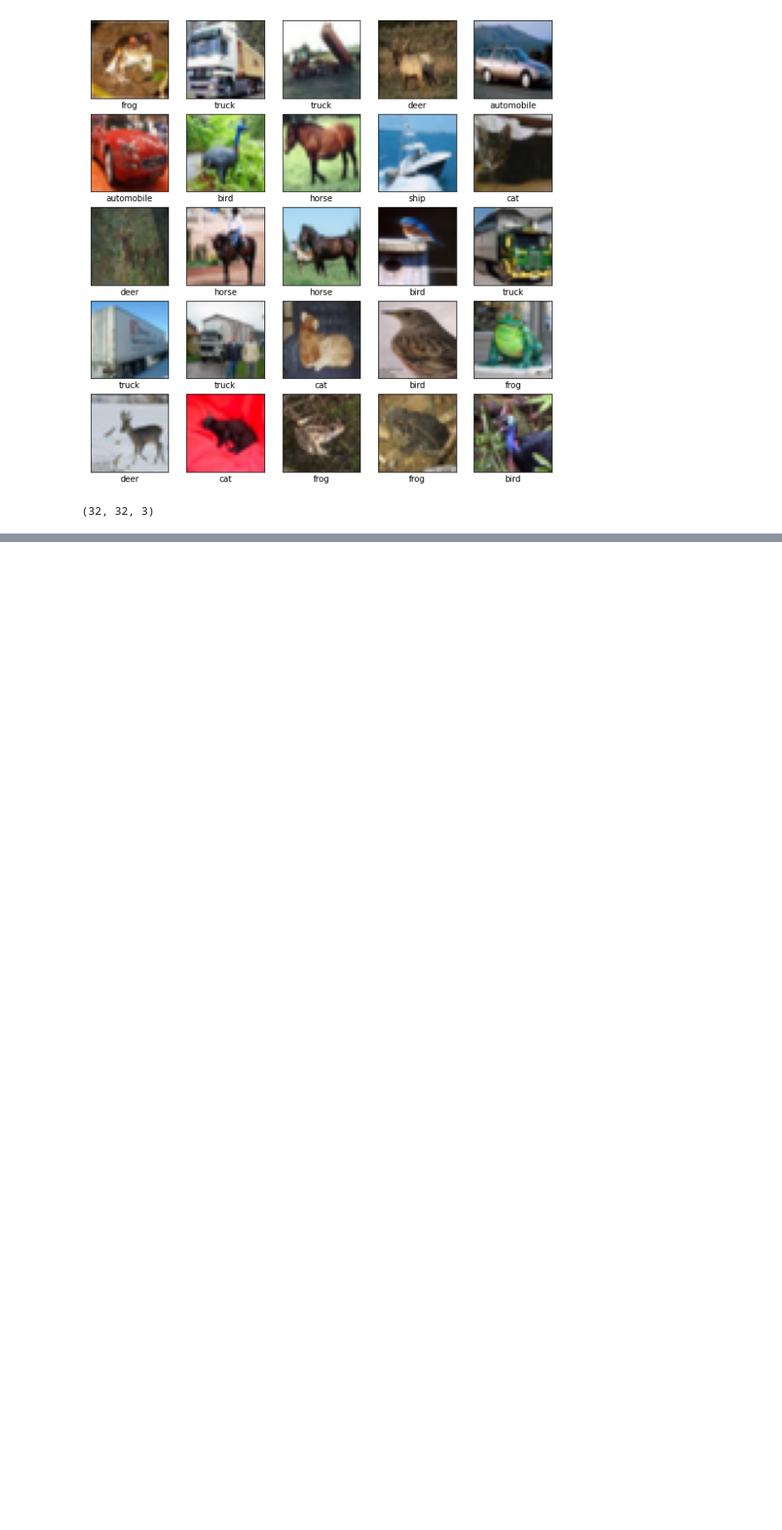
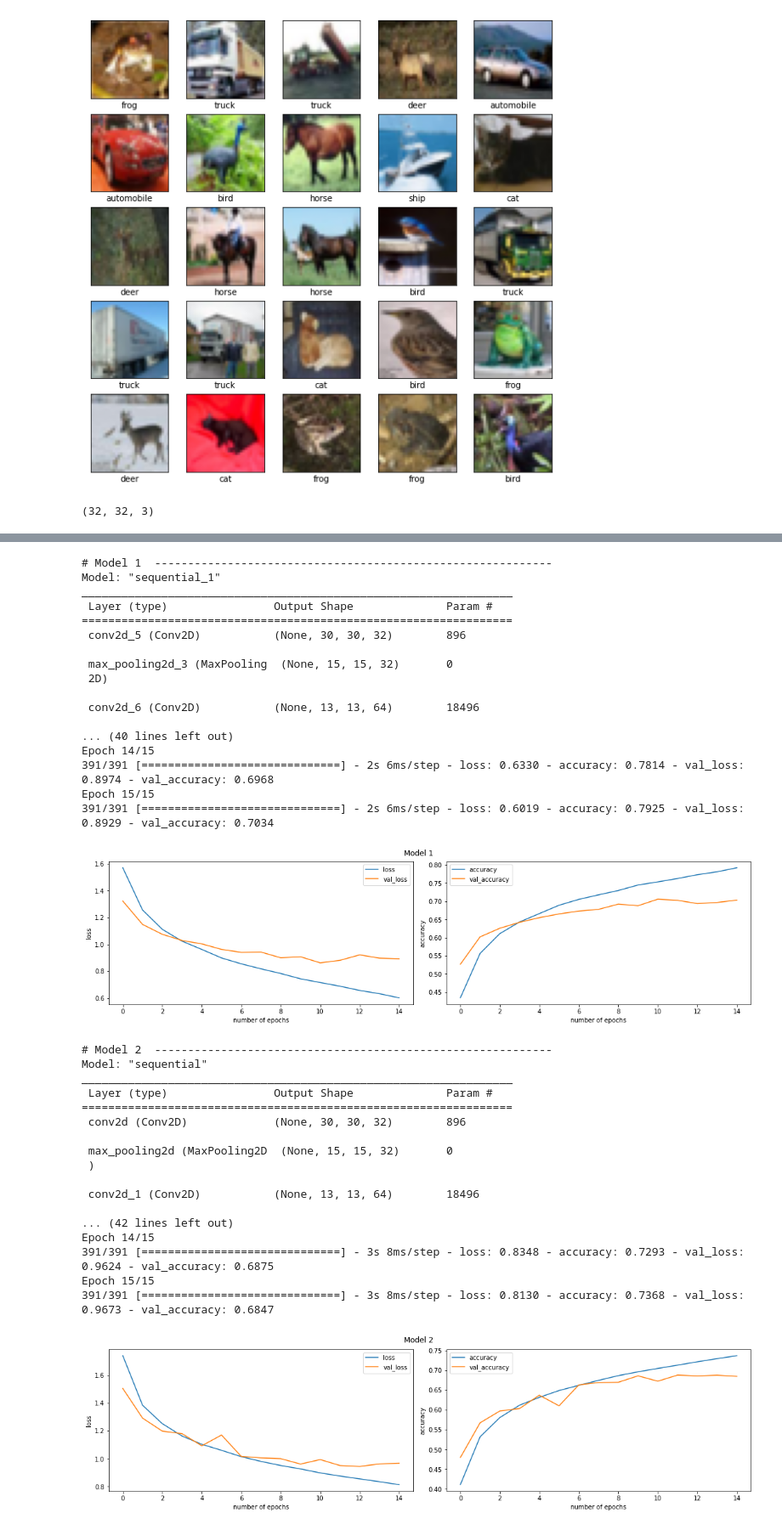
Before and after one commit to tareksanger/COMP4102_Programming_A2, a Jupyter notebook: Part1/train.ipynb, the cells around one changed output, grey strips where cells are left out. Shown: that part at 85% size. Cells and saved outputs as stored; diff of their text form; code cells hidden in the pictures; blank space fills up the shorter version.

```diff
--- a/Part1/train.ipynb
+++ b/Part1/train.ipynb
@@ -8,6 +8,9 @@ from tensorflow.keras.utils import plot_model
 ## Load Dataset
 # %%
 (x_train, y_train), (x_test,y_test) = datasets.cifar10.load_data()
+
+# # Normalize Pixel values to be between 0 & 1
+y_train, y_test = y_train.flatten(), y_test.flatten()
 
 # Normalize Pixel values to be between 0 & 1
 x_train, x_test = x_train/255, x_test/255
@@ -57,4 +54,0 @@ from CNNModel import CNNModel
-# %%
-m_id = 5 # Show the final test
-model = CNNModel(id=m_id)()
-model.summary()
@@ -83,2 +54,0 @@ plot_model(model=model, to_file=os.path.join(save_dir, f'{m_id}/model.png'))
-# %%
-history = model.fit(x_train, y_train, validation_data=(x_test, y_test), epochs=15)
@@ -113,0 +59,65 @@ model.evaluate(x_test,y_test)
+# %%
+
+for m_id in range(1,6):
+
+    print(f'# Model {m_id} ', "-" * 60)
+
+    # Initialize the model using the CNNModel Class
+    model = CNNModel(id=m_id)()
+
+    # Display the Summary
+    model.summary()
+
+    # Plot the Model and save it to the Models directory where all saves can be found
+    model_plot_img = os.path.join(save_dir, f'{m_id}/model.png')
+    plot_model(model=model, to_file=model_plot_img)                 # NOTE: To see the model_plot please visit the saved Models file. They are not displaying int the notebook due to the size of the content
+
+
+    # Train the model for 15 epochs
+    history = model.fit(x_train, y_train, batch_size=128, validation_data=(x_test, y_test), epochs=15)
+
+    # Plot Accuracy and Loss
+    CNNModel.plot_history(history, save_dir, m_id)
+
+    # Save the History and the Model
+    CNNModel.save_model(model, history, save_dir, m_id)
+
+    # model.evaluate(x_test,y_test)
+    tf.keras.backend.clear_session()
+# %% [output]
+# Model 1  ------------------------------------------------------------
+Model: "sequential_1"
+_________________________________________________________________
+ Layer (type)                Output Shape              Param #
+=================================================================
+ conv2d_5 (Conv2D)           (None, 30, 30, 32)        896
+
+ max_pooling2d_3 (MaxPooling  (None, 15, 15, 32)       0
+ 2D)
+
+ conv2d_6 (Conv2D)           (None, 13, 13, 64)        18496
+
+... (40 lines left out)
+Epoch 14/15
+391/391 [==============================] - 2s 6ms/step - loss: 0.6330 - accuracy: 0.7814 - val_loss: 0.8974 - val_accuracy: 0.6968
+Epoch 15/15
+391/391 [==============================] - 2s 6ms/step - loss: 0.6019 - accuracy: 0.7925 - val_loss: 0.8929 - val_accuracy: 0.7034
+[figure, added]
+# Model 2  ------------------------------------------------------------
+Model: "sequential"
+_________________________________________________________________
+ Layer (type)                Output Shape              Param #
+=================================================================
+ conv2d (Conv2D)             (None, 30, 30, 32)        896
+
+ max_pooling2d (MaxPooling2D  (None, 15, 15, 32)       0
+ )
+
+ conv2d_1 (Conv2D)           (None, 13, 13, 64)        18496
+
+... (42 lines left out)
+Epoch 14/15
+391/391 [==============================] - 3s 8ms/step - loss: 0.8348 - accuracy: 0.7293 - val_loss: 0.9624 - val_accuracy: 0.6875
+Epoch 15/15
+391/391 [==============================] - 3s 8ms/step - loss: 0.8130 - accuracy: 0.7368 - val_loss: 0.9673 - val_accuracy: 0.6847
+[figure, added]
```
Also changed, not shown: parts of 12 cells of this notebook, 29 other files.
